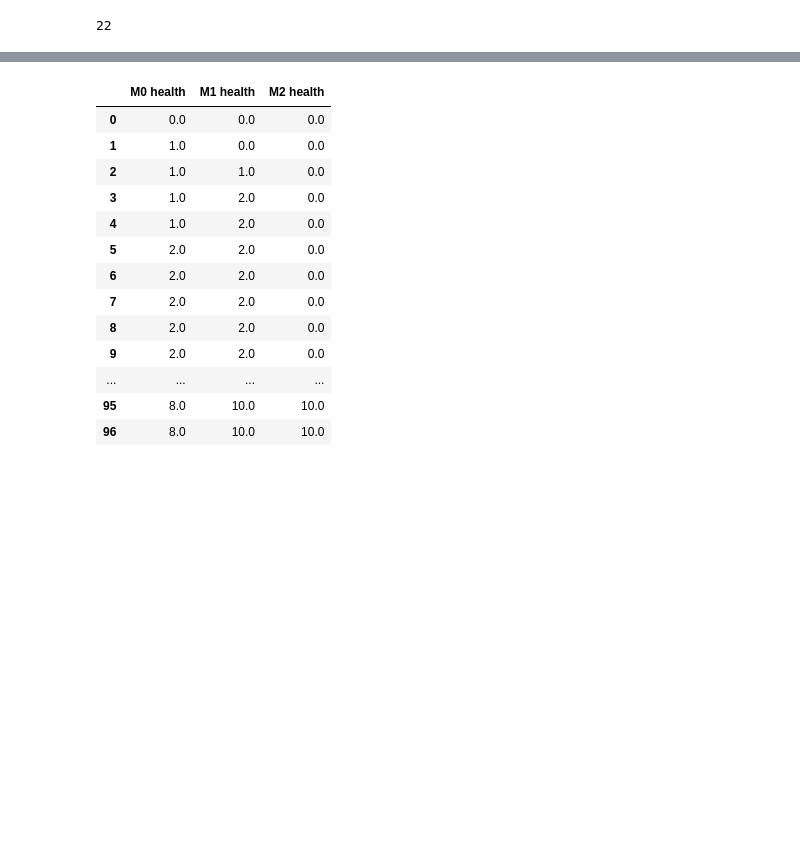
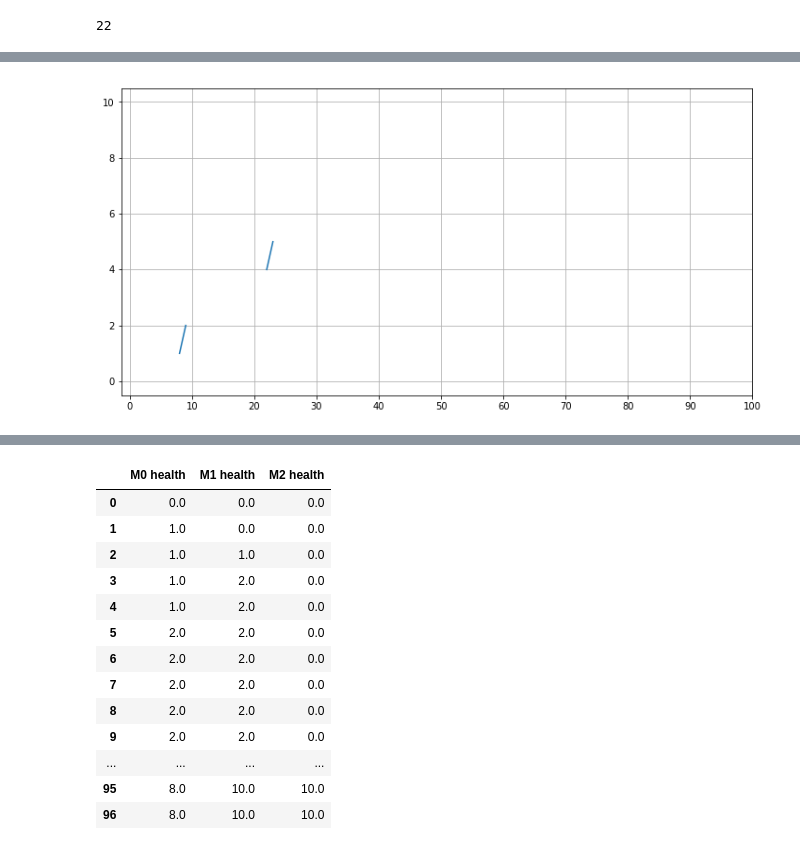
Before and after one commit to m-hoff/simantha, a Jupyter notebook: test.ipynb, the cells around one changed output, grey strips where cells are left out. Saved outputs shown, nothing was run; the diff lists cells and outputs as text; code cells hidden in the pictures; blank space fills up the shorter version.

```diff
--- a/test.ipynb
+++ b/test.ipynb
@@ -95,3 +101,15 @@ sys.maintenance_data
+# %%
+plt.figure(figsize=(12,6))
+plt.plot(sys.machine_data[['M0 health', 'M1 health']])
+plt.xticks(np.arange(0,101,10))
+colors = ['red', 'orange']
+for t in sys.maintenance_data['time'].values:
+    #plt.axvline(x=t, c='red')
+    pass
+plt.grid()
+plt.show()
+# %% [output]
+[figure, added]
 # %%
 plt.figure(figsize=(12,6))
 plt.plot(sys.machine_data[['M{} health'.format(m) for m in range(1)]])
```
Also changed, not shown: parts of 8 cells of this notebook, 1 other file.
